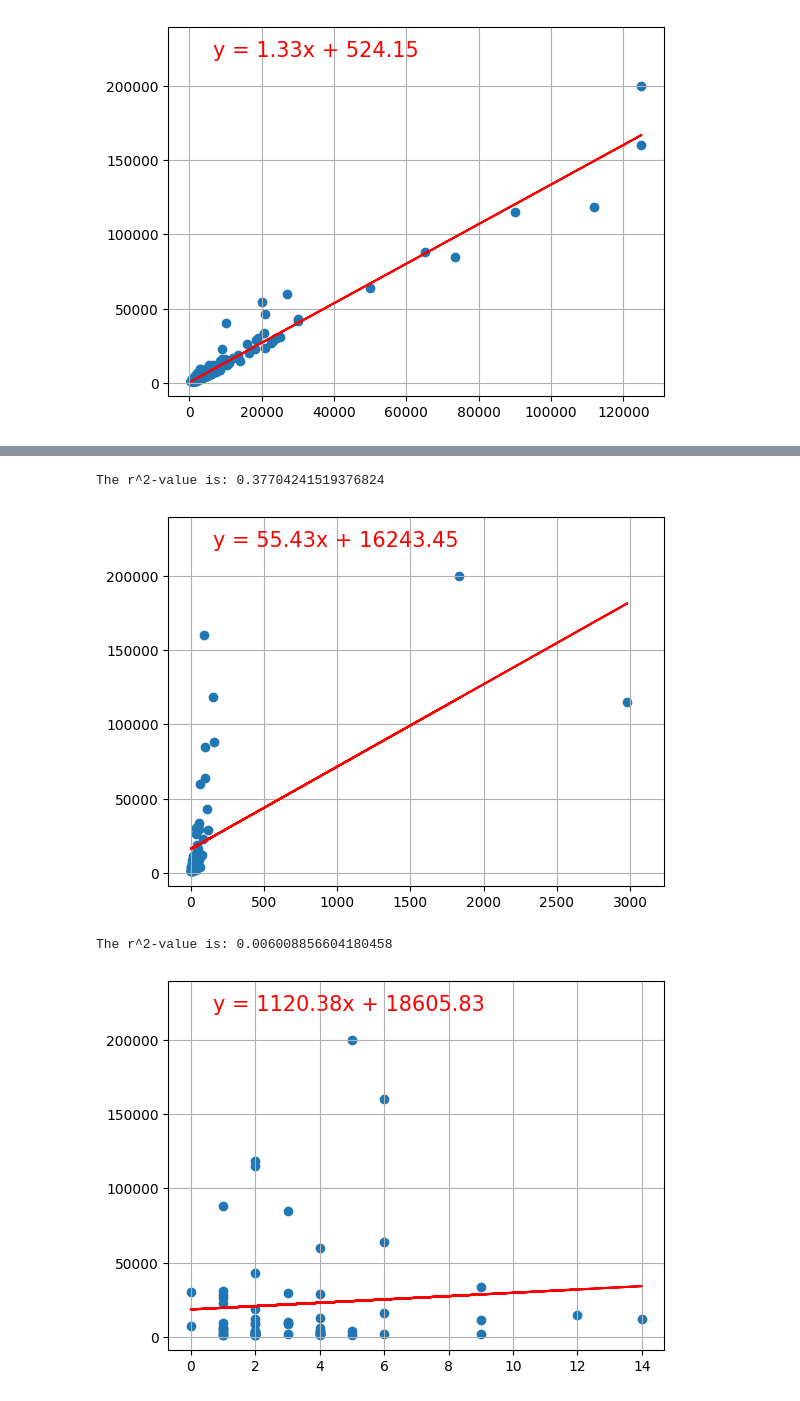
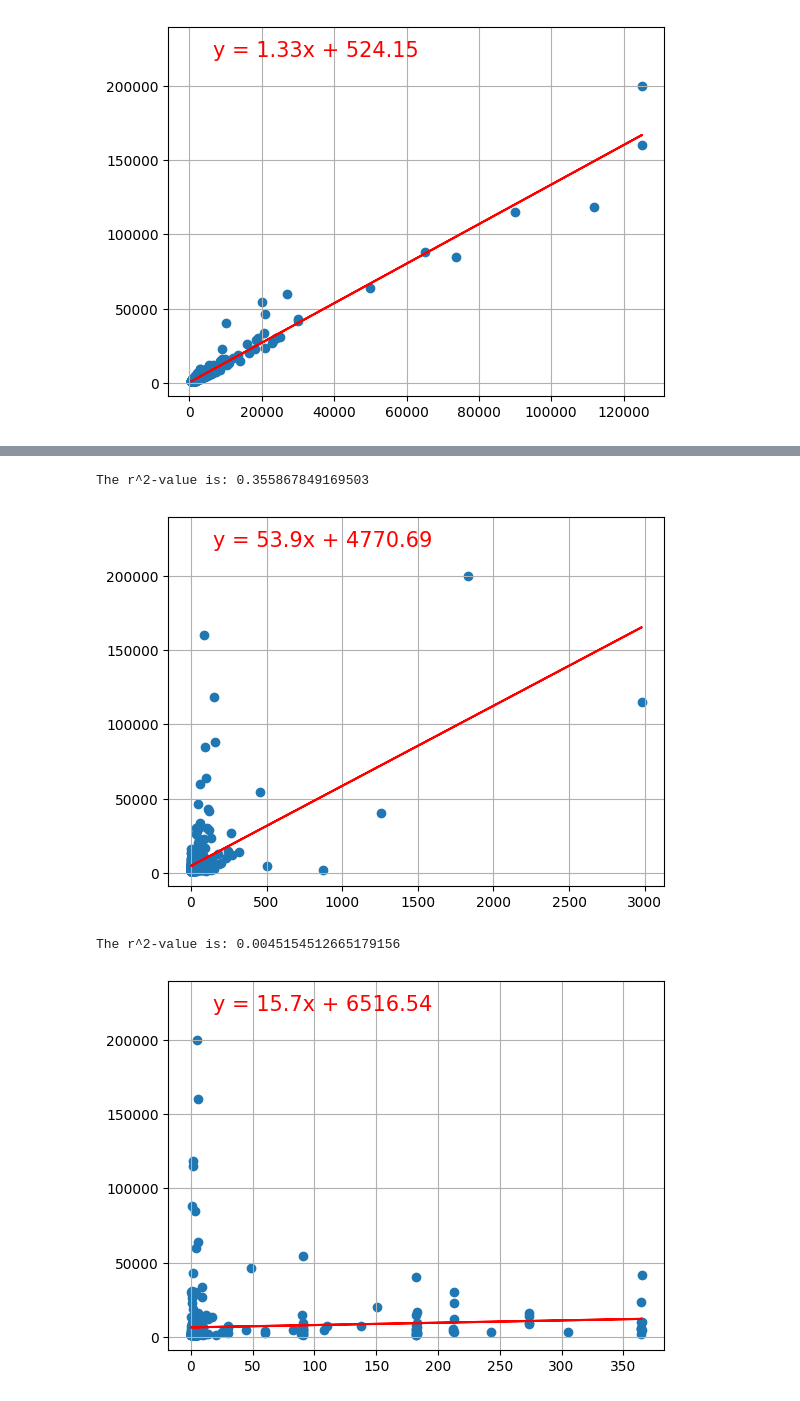
Before and after one commit to andrewplane/project_one, a Jupyter notebook: riley.ipynb, the cells around one changed output, grey strips where cells are left out. Saved outputs shown, nothing was run; the diff lists cells and outputs as text; code cells hidden in the pictures.

```diff
--- a/riley.ipynb
+++ b/riley.ipynb
@@ -272,11 +275,11 @@ The r^2-value is: 0.9563205381665687
 # %%
 tropical_cyclones = df[(df['Disaster'] == 'Tropical Cyclone')].copy()
 
-tropical_cyclones['Begin Date'] = pd.to_datetime(tropical_cyclones['Begin Date'], format='%Y%m%d')
-tropical_cyclones['End Date'] = pd.to_datetime(tropical_cyclones['End Date'], format='%Y%m%d')
+df['Begin Date'] = pd.to_datetime(df['Begin Date'], format='%Y%m%d')
+df['End Date'] = pd.to_datetime(df['End Date'], format='%Y%m%d')
 
 # Calculate the duration in days
-tropical_cyclones['Duration'] = (tropical_cyclones['End Date'] - tropical_cyclones['Begin Date']).dt.days
-tropical_cyclones.head()
-tropical_cyclones
+df['Duration'] = (df['End Date'] - df['Begin Date']).dt.days
+df.head()
+len(df)
 # %% [output]
@@ -296,10 +287,10 @@ tropical_cyclones
 # %%
-plot_linear_regression(tropical_cyclones['Deaths'], tropical_cyclones['CPI-Adjusted Cost'])
+plot_linear_regression(df['Deaths'], df['CPI-Adjusted Cost'])
 # %% [output]
-The r^2-value is: 0.37704241519376824
+The r^2-value is: 0.355867849169503
-[figure, old version]
+[figure, new version]
 # %%
-plot_linear_regression(tropical_cyclones['Duration'], tropical_cyclones['CPI-Adjusted Cost'])
+plot_linear_regression(df['Duration'], df['CPI-Adjusted Cost'])
 # %% [output]
-The r^2-value is: 0.006008856604180458
+The r^2-value is: 0.0045154512665179156
-[figure, old version]
+[figure, new version]
```
Also changed, not shown: parts of 3 cells of this notebook.
